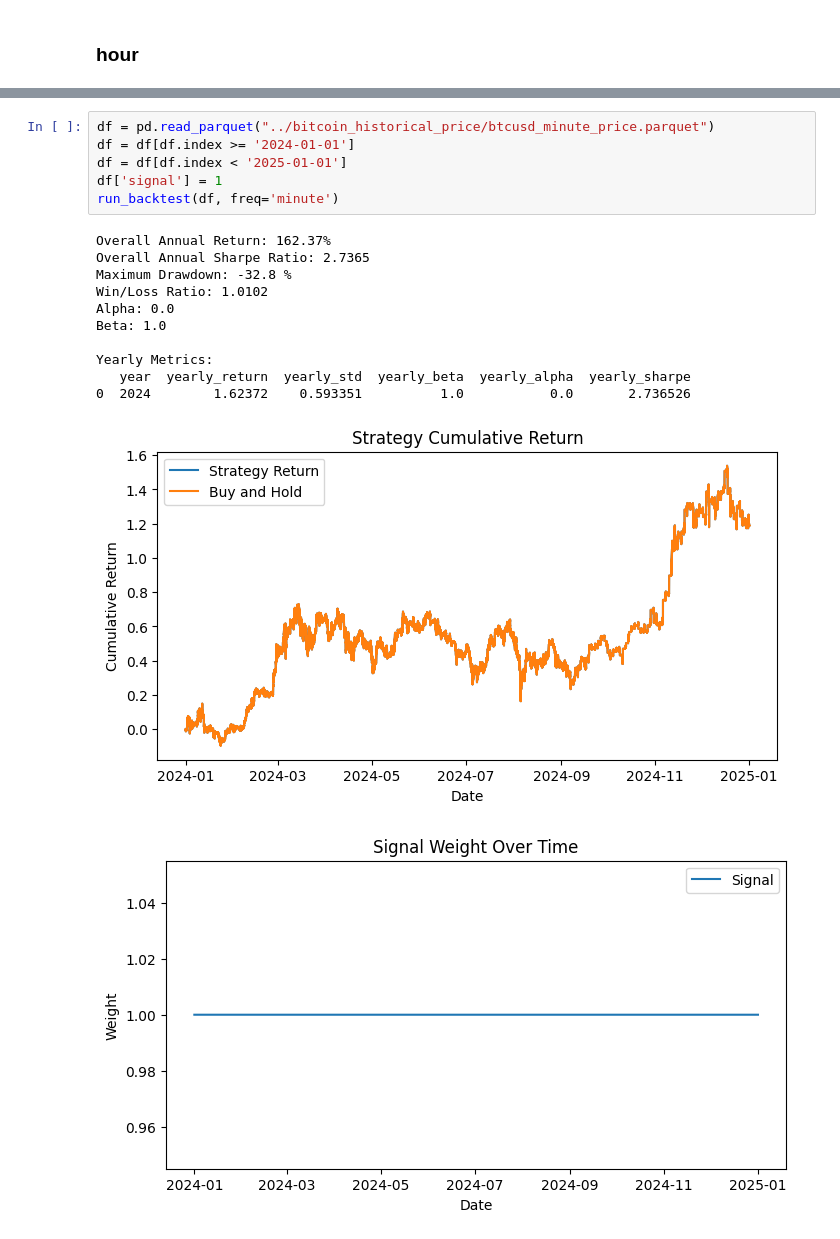
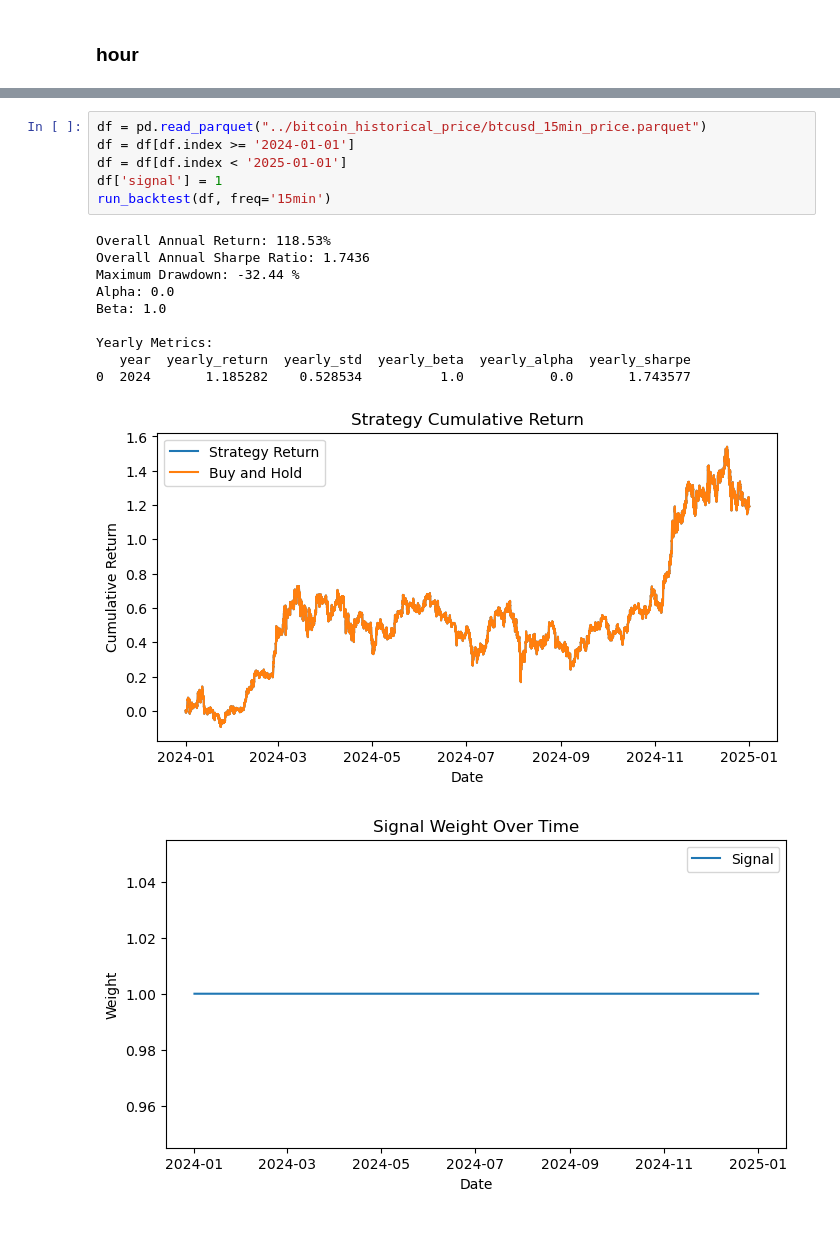
Before and after one commit to alvinku0/Bitcoin-Systematic-Strategies, a Jupyter notebook: technical_indicators/sample_how_use.ipynb, the cells around one changed output, grey strips where cells are left out. Cells and saved outputs as stored; diff of their text form.

```diff
--- a/technical_indicators/sample_how_use.ipynb
+++ b/technical_indicators/sample_how_use.ipynb
@@ -51,19 +49,18 @@ Yearly Metrics:
 # %%
-df = pd.read_parquet("../bitcoin_historical_price/btcusd_minute_price.parquet")
+df = pd.read_parquet("../bitcoin_historical_price/btcusd_15min_price.parquet")
 df = df[df.index >= '2024-01-01']
 df = df[df.index < '2025-01-01']
 df['signal'] = 1
-run_backtest(df, freq='minute')
+run_backtest(df, freq='15min')
 # %% [output]
-Overall Annual Return: 162.37%
-Overall Annual Sharpe Ratio: 2.7365
-Maximum Drawdown: -32.8 %
-Win/Loss Ratio: 1.0102
+Overall Annual Return: 118.53%
+Overall Annual Sharpe Ratio: 1.7436
+Maximum Drawdown: -32.44 %
 Alpha: 0.0
 Beta: 1.0
 
 Yearly Metrics:
    year  yearly_return  yearly_std  yearly_beta  yearly_alpha  yearly_sharpe
-0  2024        1.62372    0.593351          1.0           0.0       2.736526
+0  2024       1.185282    0.528534          1.0           0.0       1.743577
-[figure, old version]
+[figure, new version]
-[figure, old version]
+[figure, new version]
```
Also changed, not shown: parts of 3 cells of this notebook, 8 other files.
